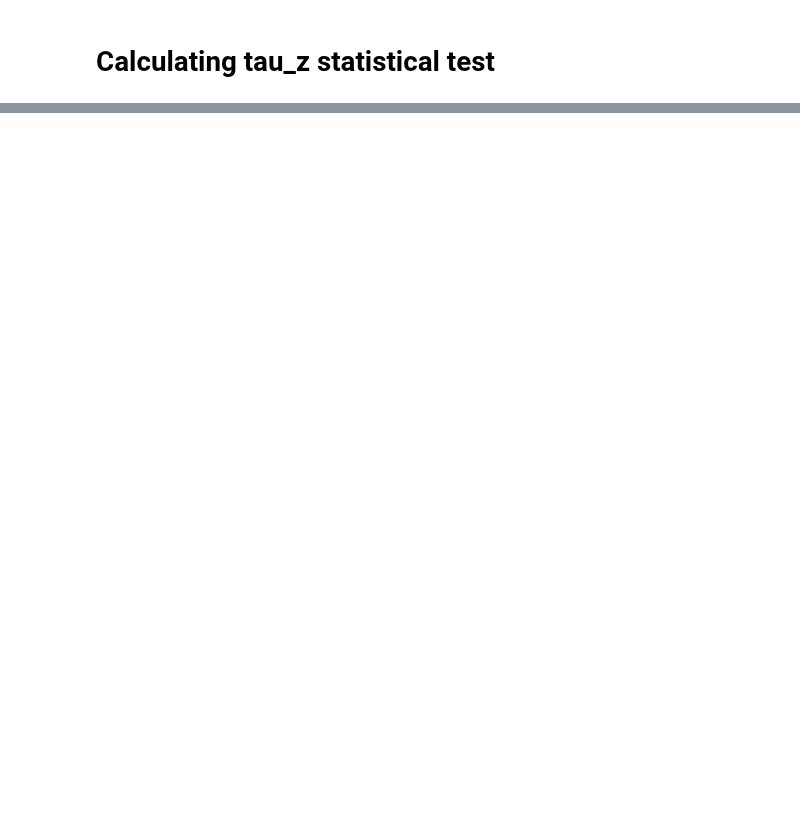
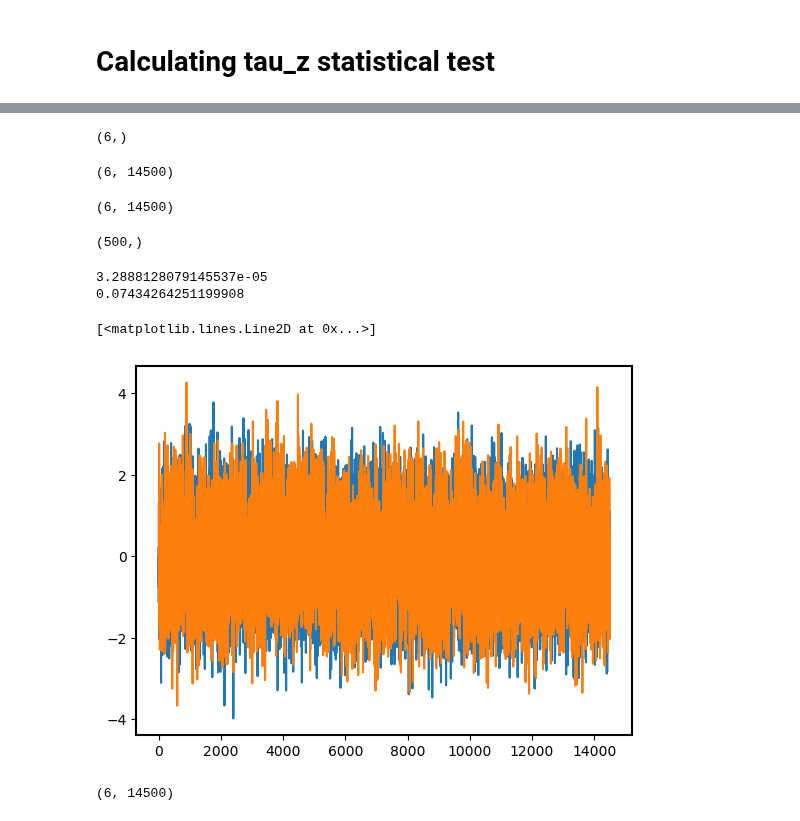
Before and after one commit to PeterChang1023/Moist_Dycore, a Jupyter notebook: IdealizeSpetral.jl/exp/HSt42/Moist_Dycore_Fig2_statistical_test_Cal.ipynb, the cells around one changed output, grey strips where cells are left out. Saved outputs shown, nothing was run; the diff lists cells and outputs as text; code cells hidden in the pictures; blank space fills up the shorter version.

Commit message:
tau statistical test, value is wrong
I think there is unit problem remained.

```diff
--- a/IdealizeSpetral.jl/exp/HSt42/Moist_Dycore_Fig2_statistical_test_Cal.ipynb
+++ b/IdealizeSpetral.jl/exp/HSt42/Moist_Dycore_Fig2_statistical_test_Cal.ipynb
@@ -537,0 +562,51 @@ plt.tight_layout()
+# %%
+fig4_final.shape
+# %% [output]
+(6,)
+# %%
+PC1_all.shape
+# %% [output]
+(6, 14500)
+# %%
+m_fig3.shape
+# %% [output]
+(6, 14500)
+# %%
+num_sample = 500
+residual_std = np.zeros(6)
+
+# calculate std each exp
+for exp in range(6):
+    residual_std[exp] = np.std(m_fig3[exp,:] - fig4_final[exp] * PC1_all[exp,:])
+# %%
+np.random.normal(0,scale=residual_std[exp],size=500).shape
+# %% [output]
+(500,)
+# %%
+m_ensemble = np.zeros((6, num_sample, PC1_all.shape[1]))
+
+# generate m ensemble
+for exp in range(6):
+    for t in range(1,PC1_all.shape[1]):
+        m_ensemble[exp,:,0] = m_fig3[exp,0]
+        m_ensemble[exp,:,t] =  fig4_final[exp] * m_ensemble[exp,:,t-1] + np.random.normal(0,scale=residual_std[exp],size=500)
+# %%
+print(m_fig3.std())
+print(m_ensemble.std())
+# %% [output]
+3.2888128079145537e-05
+0.07434264251199908
+# %%
+test  = (m_ensemble[0,100] - m_ensemble[0,100].mean()) / m_ensemble[0,100].std()
+test2 = (m_fig3[0,:] - m_fig3[0,:].mean()) / m_fig3[0,:].std()
+# %%
+# plt.hist(m_ensemble[0,100])
+plt.plot(test)
+plt.plot(test2)
+# %% [output]
+[<matplotlib.lines.Line2D at 0x...>]
+[figure, added]
+# %%
+PC1_all.shape
+# %% [output]
+(6, 14500)
```
Also changed, not shown: parts of 23 cells of this notebook.
